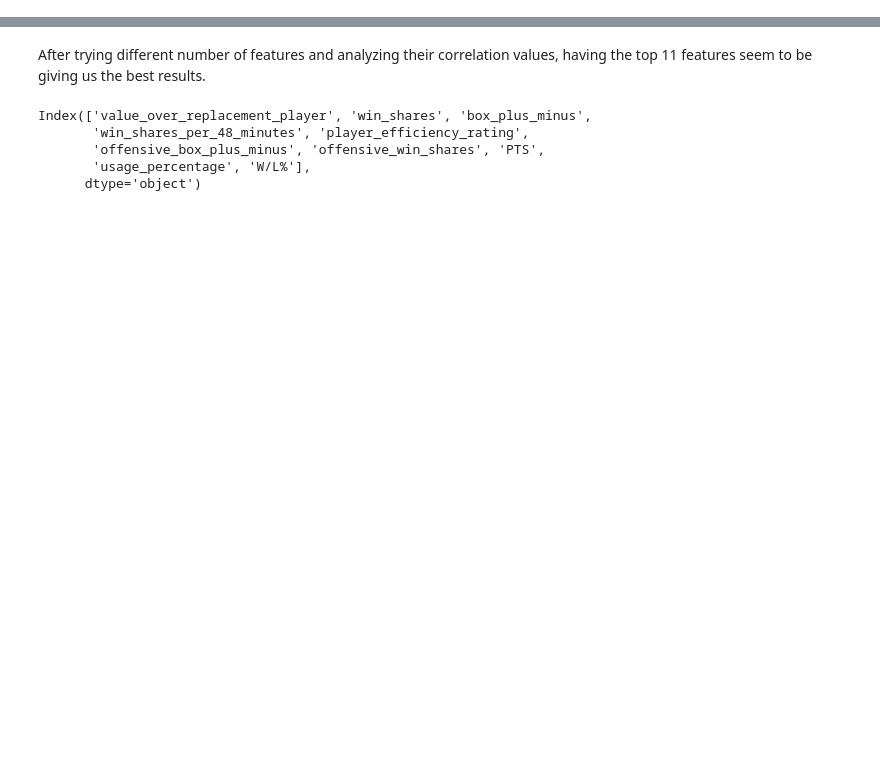
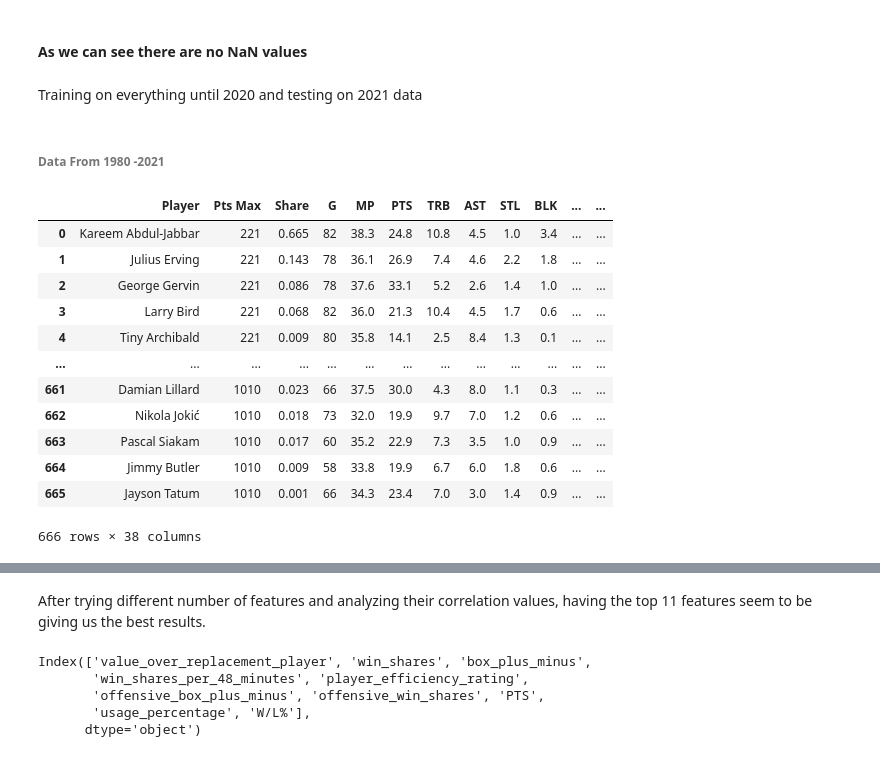
Before and after one commit to Mathuran-Mang/NBA-MVP-Prediction-Model, a Jupyter notebook: NBA_predictions_Por.ipynb, the cells around one changed output, grey strips where cells are left out. Cells and saved outputs as stored; diff of their text form; code cells hidden in the pictures; blank space fills up the shorter version.

```diff
--- a/NBA_predictions_Por.ipynb
+++ b/NBA_predictions_Por.ipynb
@@ -42,3 +47,7 @@ Training on everything until 2020 and testing on 2021 data
+# %% [markdown]
+#### As we can see there are no NaN values
+# %% [markdown]
+Training on everything until 2020 and testing on 2021 data
 # %%
 train_data = data[data['year']<=2020]
 test_data = data[data['year']>=2021]
@@ -46,3 +55,21 @@ test_data = data[data['year']>=2021]
 train_data_1980 = train_data.copy()
 train_data_2000 =train_data[train_data['year']>=2000]
 train_data_2010 =train_data[train_data['year']>=2010]
+# %% [markdown]
+###### Data From 1980 -2021
+# %%
+train_data_1980
+# %% [output]
+|  | Player | Pts Max | Share | G | MP | PTS | TRB | AST | STL | BLK | ... | ... |
+| 0 | Kareem Abdul-Jabbar | 221 | 0.665 | 82 | 38.3 | 24.8 | 10.8 | 4.5 | 1.0 | 3.4 | ... | ... |
+| 1 | Julius Erving | 221 | 0.143 | 78 | 36.1 | 26.9 | 7.4 | 4.6 | 2.2 | 1.8 | ... | ... |
+| 2 | George Gervin | 221 | 0.086 | 78 | 37.6 | 33.1 | 5.2 | 2.6 | 1.4 | 1.0 | ... | ... |
+| 3 | Larry Bird | 221 | 0.068 | 82 | 36.0 | 21.3 | 10.4 | 4.5 | 1.7 | 0.6 | ... | ... |
+| 4 | Tiny Archibald | 221 | 0.009 | 80 | 35.8 | 14.1 | 2.5 | 8.4 | 1.3 | 0.1 | ... | ... |
+| ... | ... | ... | ... | ... | ... | ... | ... | ... | ... | ... | ... | ... |
+| 661 | Damian Lillard | 1010 | 0.023 | 66 | 37.5 | 30.0 | 4.3 | 8.0 | 1.1 | 0.3 | ... | ... |
+| 662 | Nikola Jokić | 1010 | 0.018 | 73 | 32.0 | 19.9 | 9.7 | 7.0 | 1.2 | 0.6 | ... | ... |
+| 663 | Pascal Siakam | 1010 | 0.017 | 60 | 35.2 | 22.9 | 7.3 | 3.5 | 1.0 | 0.9 | ... | ... |
+| 664 | Jimmy Butler | 1010 | 0.009 | 58 | 33.8 | 19.9 | 6.7 | 6.0 | 1.8 | 0.6 | ... | ... |
+| 665 | Jayson Tatum | 1010 | 0.001 | 66 | 34.3 | 23.4 | 7.0 | 3.0 | 1.4 | 0.9 | ... | ... |
+666 rows × 38 columns
```
Also changed, not shown: parts of 43 cells of this notebook.
